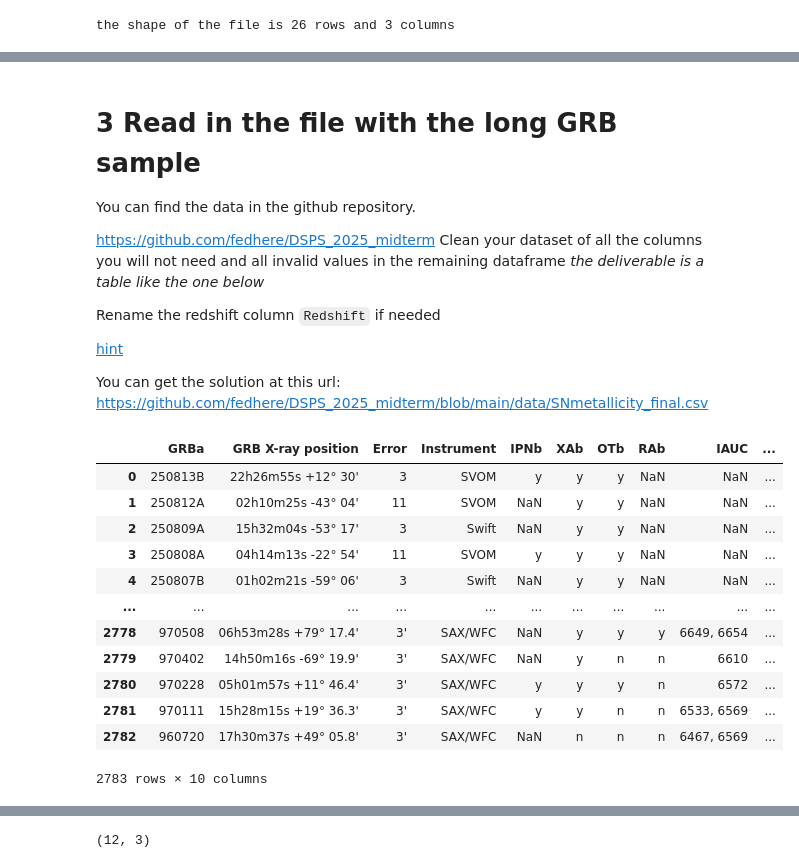
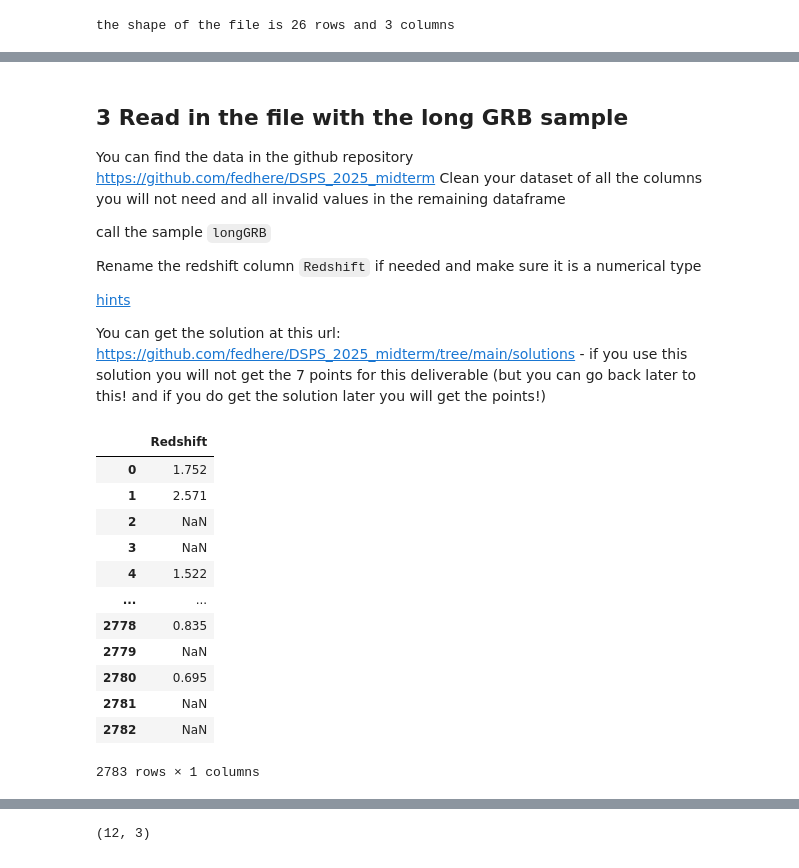
Before and after one commit to fedhere/DSPS_2025_midterm, a Jupyter notebook: DSPSmidterm2025_solution.ipynb, the cells around one changed output, grey strips where cells are left out. Cells and saved outputs as stored; diff of their text form; code cells hidden in the pictures.

```diff
--- a/DSPSmidterm2025_solution.ipynb
+++ b/DSPSmidterm2025_solution.ipynb
@@ -200,33 +210,36 @@ shortGRB.to_csv("shortGRB_final.csv", index=None)
 # %% [markdown]
-# 3 Read in the file with the long GRB sample
+## 3 Read in the file with the long GRB sample
 
-You can find the data in the github repository.
-
+You can find the data in the github repository
 https://github.com/fedhere/DSPS_2025_midterm
 Clean your dataset of all the columns you will not need and all invalid values in the remaining dataframe
-_the deliverable is a table like the one below_
 
-Rename the redshift column `Redshift` if needed
-
-[hint](https://docs.google.com/document/d/1V9PVb6tK0yuCSTyCILkKXZD9--5PVIvhKDPZIiREdtQ/edit#heading=h.wqv9503ir8mr)
+call the sample `longGRB`
 
 
-You can get the solution at this url: https://github.com/fedhere/DSPS_2025_midterm/blob/main/data/SNmetallicity_final.csv
+
+Rename the redshift column `Redshift` if needed and make sure it is a numerical type
+
+
+[hints](https://docs.google.com/document/d/1KApJOkC7CWjXBhSQDavRmdhAkMD5z802zv5ikY9tw04/edit?tab=t.0#heading=h.wqv9503ir8mr)
+
+You can get the solution at this url: https://github.com/fedhere/DSPS_2025_midterm/tree/main/solutions - if you use this solution you will not get the 7 points for this deliverable (but you can go back later to this! and if you do get the solution later you will get the points!)
 # %%
-longGRB = pd.read_csv("https://raw.githubusercontent.com/fedhere/DSPS_2025_midterm/refs/heads/main/data/longGRBs.csv?token=GHSAT0AAAAAADKDO3YJWARRB2OB7IR4O22O2HES2QQ",
-                      skiprows=1)
+longGRB = pd.read_csv("https://raw.githubusercontent.com/fedhere/DSPS_2025_midterm/refs/heads/main/data/longGRBs.csv", skiprows=1)
+longGRB = longGRB[["zc"]]
+longGRB.rename({"zc": "Redshift"}, axis=1, inplace=True)
 longGRB
 # %% [output]
-|  | GRBa | GRB X-ray position | Error | Instrument | IPNb | XAb | OTb | RAb | IAUC | ... |
-| 0 | 250813B | 22h26m55s +12° 30' | 3 | SVOM | y | y | y | NaN | NaN | ... |
-| 1 | 250812A | 02h10m25s -43° 04' | 11 | SVOM | NaN | y | y | NaN | NaN | ... |
-| 2 | 250809A | 15h32m04s -53° 17' | 3 | Swift | NaN | y | y | NaN | NaN | ... |
-| 3 | 250808A | 04h14m13s -22° 54' | 11 | SVOM | y | y | y | NaN | NaN | ... |
-| 4 | 250807B | 01h02m21s -59° 06' | 3 | Swift | NaN | y | y | NaN | NaN | ... |
-| ... | ... | ... | ... | ... | ... | ... | ... | ... | ... | ... |
-| 2778 | 970508 | 06h53m28s +79° 17.4' | 3' | SAX/WFC | NaN | y | y | y | 6649, 6654 | ... |
-| 2779 | 970402 | 14h50m16s -69° 19.9' | 3' | SAX/WFC | NaN | y | n | n | 6610 | ... |
-| 2780 | 970228 | 05h01m57s +11° 46.4' | 3' | SAX/WFC | y | y | y | n | 6572 | ... |
-| 2781 | 970111 | 15h28m15s +19° 36.3' | 3' | SAX/WFC | y | y | n | n | 6533, 6569 | ... |
-| 2782 | 960720 | 17h30m37s +49° 05.8' | 3' | SAX/WFC | NaN | n | n | n | 6467, 6569 | ... |
+|  | Redshift |
+| 0 | 1.752 |
+| 1 | 2.571 |
+| 2 | NaN |
+| 3 | NaN |
+| 4 | 1.522 |
+| ... | ... |
+| 2778 | 0.835 |
+| 2779 | NaN |
+| 2780 | 0.695 |
+| 2781 | NaN |
+| 2782 | NaN |
-2783 rows × 10 columns
+2783 rows × 1 columns
```
Also changed, not shown: parts of 92 cells of this notebook.
